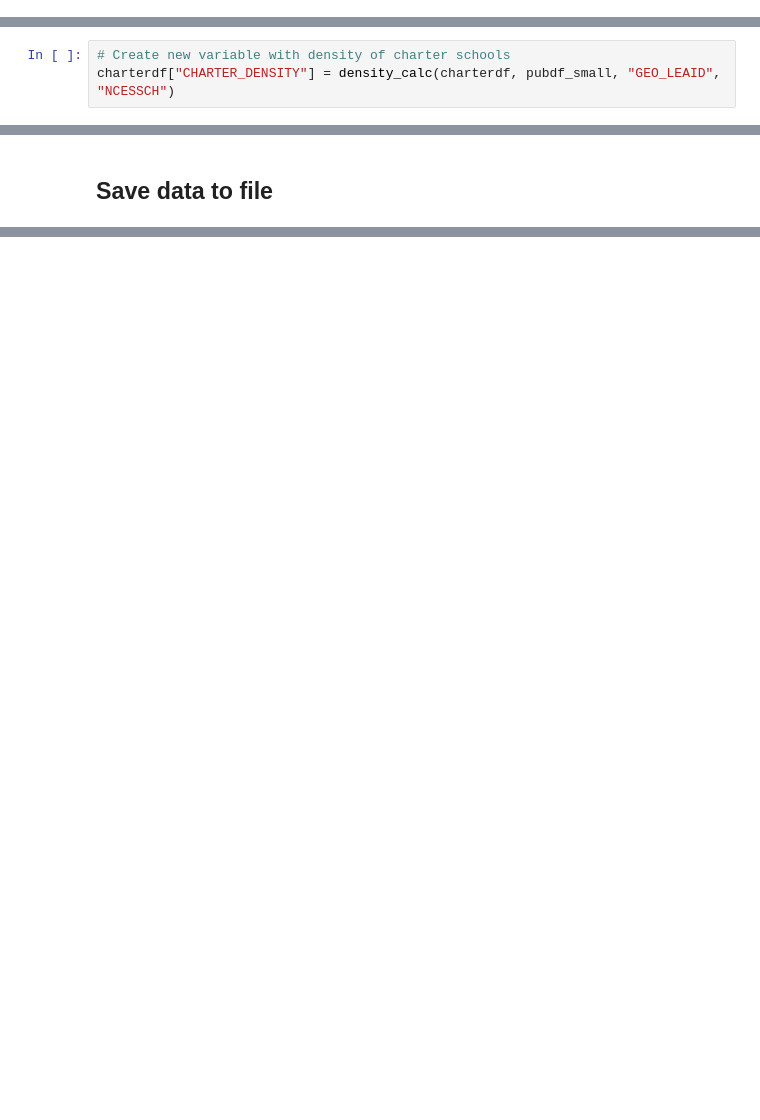
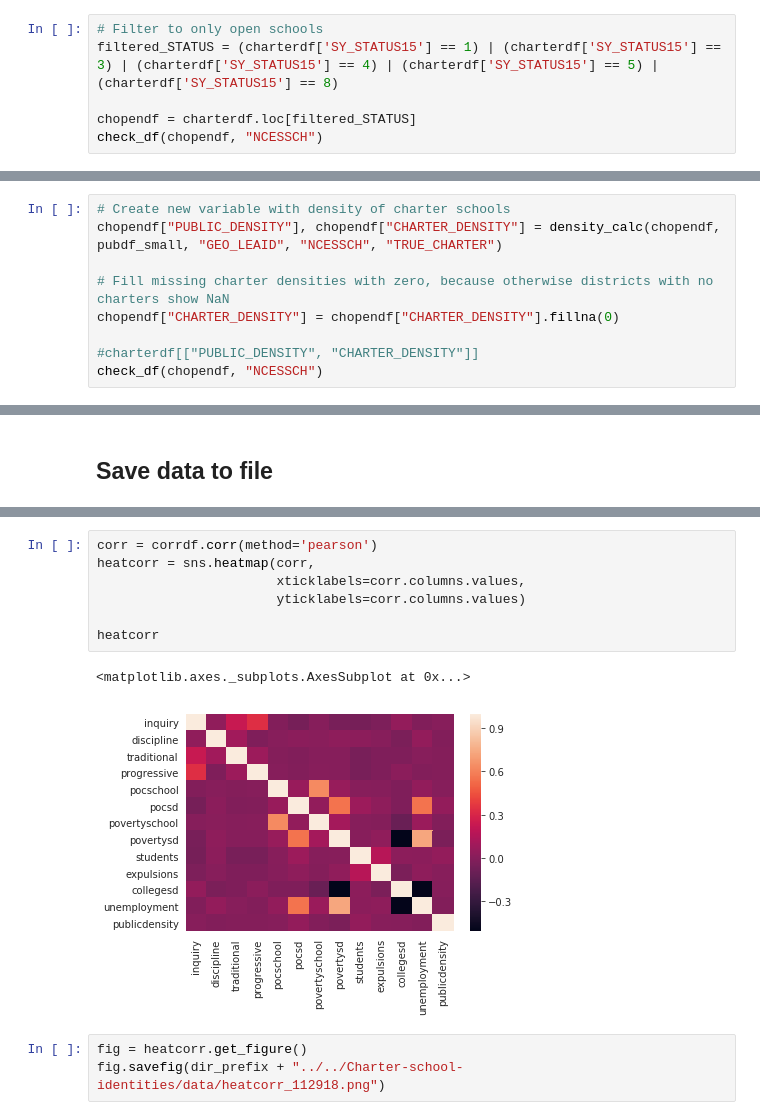
Before and after one commit to comp-strat/data_management, a Jupyter notebook: scripts/filter_datasets.ipynb, the cells around one changed output, grey strips where cells are left out. Cells and saved outputs as stored; diff of their text form; blank space fills up the shorter version.

Commit message:
finalized filtering scripts

```diff
--- a/scripts/filter_datasets.ipynb
+++ b/scripts/filter_datasets.ipynb
@@ -268,0 +313,6 @@ NCESSCH
+# %%
+# Filter to only open schools
+filtered_STATUS = (charterdf['SY_STATUS15'] == 1) | (charterdf['SY_STATUS15'] == 3) | (charterdf['SY_STATUS15'] == 4) | (charterdf['SY_STATUS15'] == 5) | (charterdf['SY_STATUS15'] == 8)
+
+chopendf = charterdf.loc[filtered_STATUS]
+check_df(chopendf, "NCESSCH")
@@ -269,3 +337,9 @@ NCESSCH
 # %%
 # Create new variable with density of charter schools
-charterdf["CHARTER_DENSITY"] = density_calc(charterdf, pubdf_small, "GEO_LEAID", "NCESSCH")
+chopendf["PUBLIC_DENSITY"], chopendf["CHARTER_DENSITY"] = density_calc(chopendf, pubdf_small, "GEO_LEAID", "NCESSCH", "TRUE_CHARTER")
+
+# Fill missing charter densities with zero, because otherwise districts with no charters show NaN
+chopendf["CHARTER_DENSITY"] = chopendf["CHARTER_DENSITY"].fillna(0)
+
+#charterdf[["PUBLIC_DENSITY", "CHARTER_DENSITY"]]
+check_df(chopendf, "NCESSCH")
@@ -294,0 +676,13 @@ charterdf.to_csv(stats_storepath, index=False)
+# %%
+corr = corrdf.corr(method='pearson')
+heatcorr = sns.heatmap(corr,
+                       xticklabels=corr.columns.values,
+                       yticklabels=corr.columns.values)
+
+heatcorr
+# %% [output]
+<matplotlib.axes._subplots.AxesSubplot at 0x...>
+[figure, added]
+# %%
+fig = heatcorr.get_figure()
+fig.savefig(dir_prefix + "../../Charter-school-identities/data/heatcorr_112918.png")
```
Also changed, not shown: parts of 34 cells of this notebook, 4 other files.
